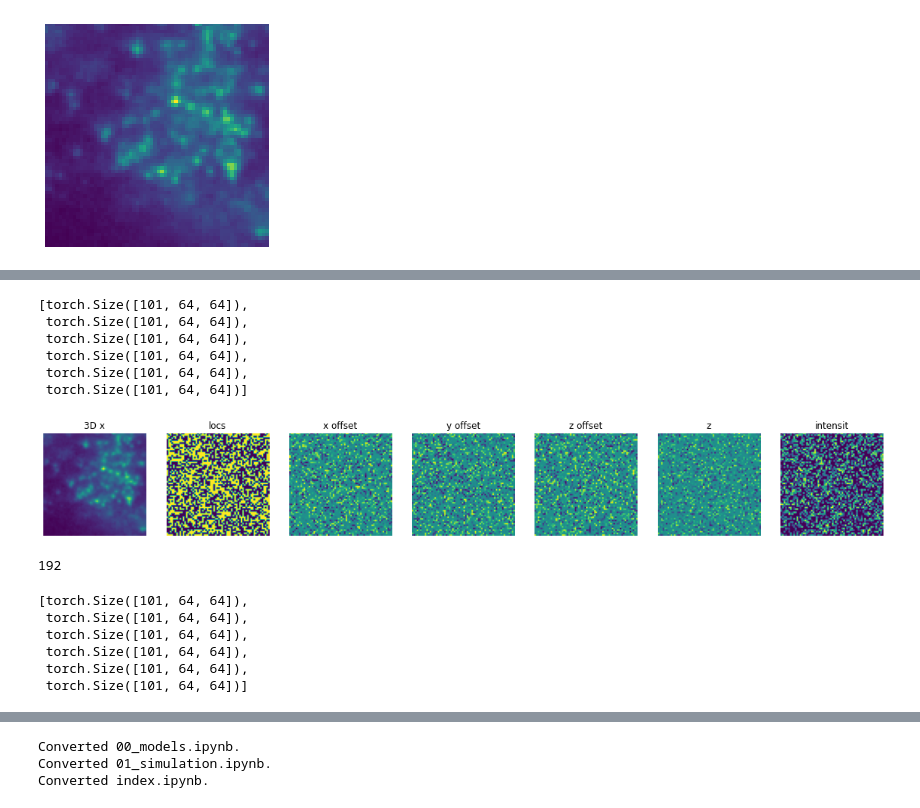
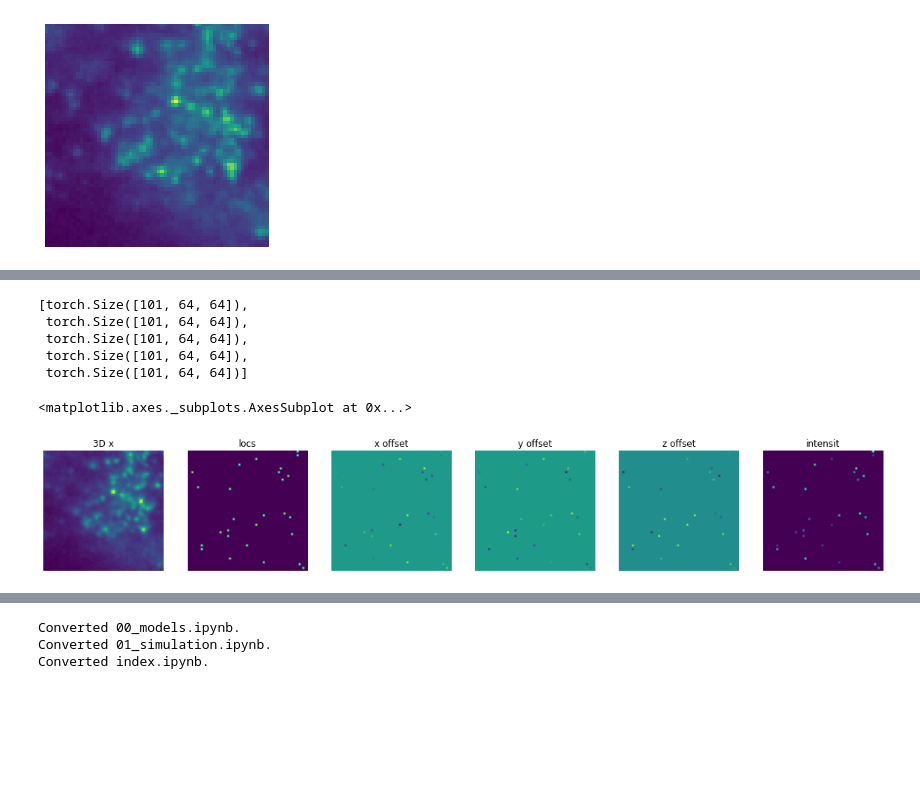
Before and after one commit to mackelab/DECODE, a Jupyter notebook: hb_refactor/01_simulation.ipynb, the cells around one changed output, grey strips where cells are left out. Cells and saved outputs as stored; diff of their text form; code cells hidden in the pictures; blank space fills up the shorter version.

```diff
--- a/hb_refactor/01_simulation.ipynb
+++ b/hb_refactor/01_simulation.ipynb
@@ -281,0 +319,35 @@ def draw_func_3D(M, ll_pars, psf_pars, batch_size=1, local_context=False):
+# %%
+#export
+def _get_uniform(low, high):
+    return getattr(torch.distributions, 'Uniform')(low=low, high=high).sample()
+
+def _get_binomial(total_count, probs, **kwargs):
+    return getattr(torch.distributions, 'Binomial')(total_count=total_count, probs=probs, **kwargs).sample()
+# %%
+#export
+class Sample3D:
+    _order = 1
+    def __init__(self, min_int):
+        self.min_int = min_int
+
+    def __call__(self, x):
+        tst_check_tensor(x)
+        dev = self._get_device(x)
+        zeros = torch.zeros_like(x)
+        locs  = _get_binomial(1, x).to(dev)
+        x_os  = _get_uniform(zeros-0.5, zeros+0.5).to(dev)
+        y_os  = _get_uniform(zeros-0.5, zeros+0.5).to(dev)
+        z_os  = _get_uniform(zeros-0.5, zeros+0.5).to(dev)
+        ints  = _get_uniform(zeros+self.min_int, torch.ones_like(zeros)).to(dev)
+        x_os *= locs
+        y_os *= locs
+        z_os *= locs
+        ints *= locs
+        return locs, x_os, y_os, z_os, ints
+
+    @staticmethod
+    def _get_device(x):
+        return getattr(x, 'device')
+# %%
+min_int = 0.1
+sam = Sample3D(min_int)
@@ -282,23 +366,22 @@ def draw_func_3D(M, ll_pars, psf_pars, batch_size=1, local_context=False):
 # %%
-locs_3d, x_os_3d, y_os_3d, z_os_3d, z_3d, ints_3d, = draw_func_3D(M_3D, LL_PARAMS, PSF_PARAMS, batch_size=110)
+locs_3d, x_os_3d, y_os_3d, z_os_3d, ints_3d = sam(M_3D_scaled)
 # %%
-list(map(lambda x: getattr(x, 'size')(), [locs_3d, x_os_3d, y_os_3d, z_os_3d, z_3d, ints_3d,]))
+list(map(lambda x: getattr(x, 'size')(), [locs_3d, x_os_3d, y_os_3d, z_os_3d, ints_3d,]))
 # %% [output]
 [torch.Size([101, 64, 64]),
  torch.Size([101, 64, 64]),
  torch.Size([101, 64, 64]),
  torch.Size([101, 64, 64]),
- torch.Size([101, 64, 64]),
  torch.Size([101, 64, 64])]
 # %%
-idx = 0
-fig, axes = plt.subplots(1, 7, figsize=(20, 20))
+idx = 2
+fig, axes = plt.subplots(1, 6, figsize=(20, 20))
 show_image(TRN_IMG_3D_small  [idx], title= '3D x'    , ax = axes[0])
 show_image(locs_3d           [idx], title= 'locs'    , ax = axes[1])
 show_image(x_os_3d           [idx], title= 'x offset', ax = axes[2])
 show_image(y_os_3d           [idx], title= 'y offset', ax = axes[3])
 show_image(z_os_3d           [idx], title= 'z offset', ax = axes[4])
-show_image(z_3d              [idx], title= 'z'       , ax = axes[5])
-show_image(ints_3d           [idx], title= 'intensit', ax = axes[6]);
+show_image(ints_3d           [idx], title= 'intensit', ax = axes[5])
 # %% [output]
+<matplotlib.axes._subplots.AxesSubplot at 0x...>
-[figure, old version]
+[figure, new version]
@@ -307,14 +387,0 @@ M_3D = torch.tensor(TRN_IMG_3D_small/TRN_IMG_3D_small.max())
-# %%
-TRN_IMG_3D_small.min()
-# %% [output]
-192
-# %%
-locs_3d, x_os_3d, y_os_3d, z_os_3d, z_3d, ints_3d, = draw_func_3D(M_3D, LL_PARAMS, PSF_PARAMS, batch_size=110)
-list(map(lambda x: getattr(x, 'size')(), [locs_3d, x_os_3d, y_os_3d, z_os_3d, z_3d, ints_3d,]))
-# %% [output]
-[torch.Size([101, 64, 64]),
- torch.Size([101, 64, 64]),
- torch.Size([101, 64, 64]),
- torch.Size([101, 64, 64]),
- torch.Size([101, 64, 64]),
- torch.Size([101, 64, 64])]
```
Also changed, not shown: parts of 19 cells of this notebook, 3 other files.
